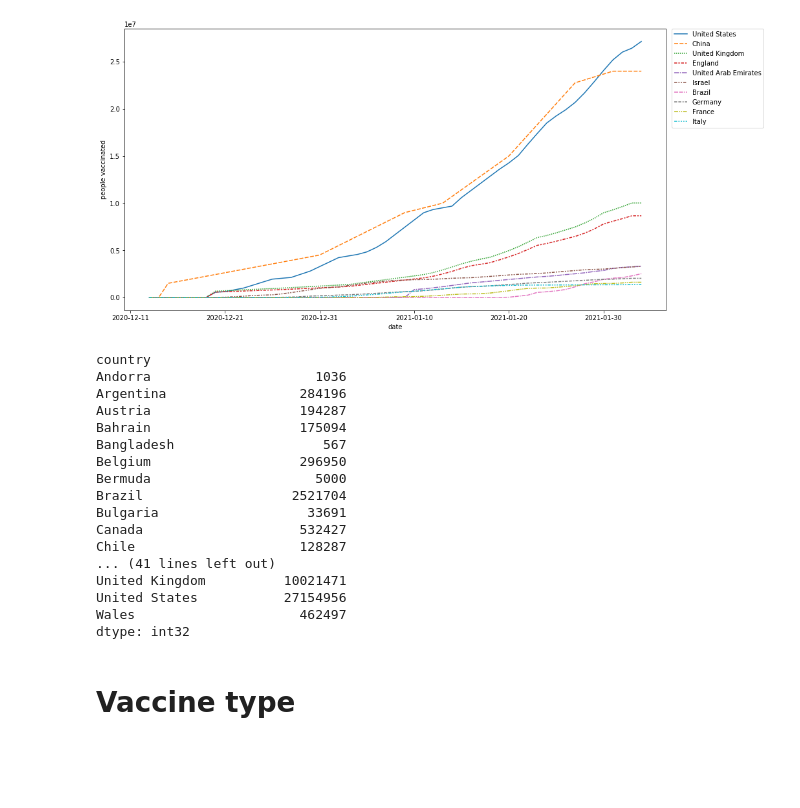
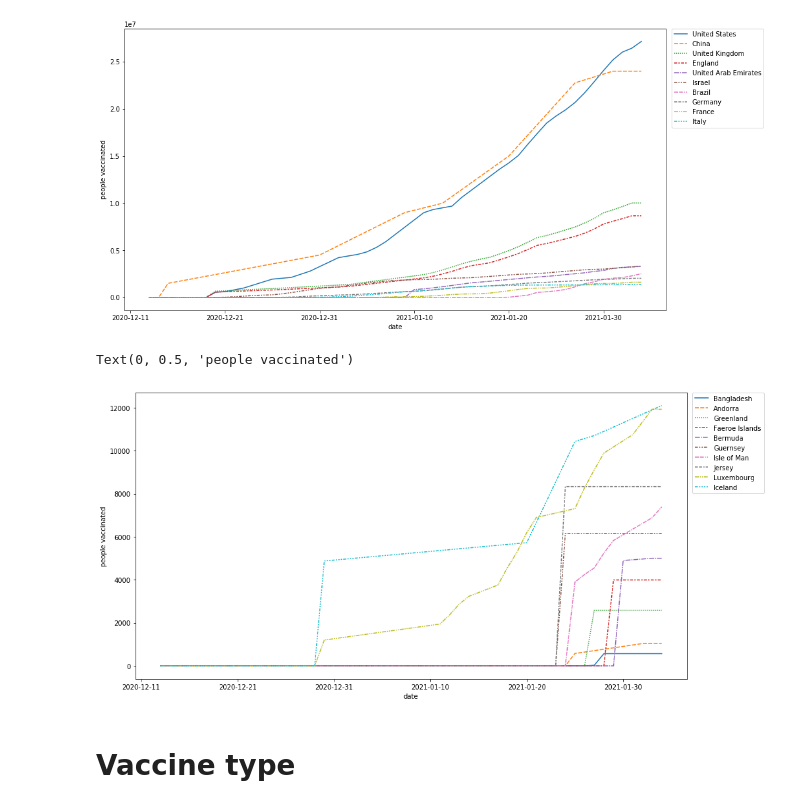
Before and after one commit to akbarnotopb/portofolio, a Jupyter notebook: Data Science/EDA/Covid Vaccinations EDA - 6 Feb 2021.ipynb, the cells around one changed output. Cells and saved outputs as stored; diff of their text form; code cells hidden in the pictures; blank space fills up the shorter version.

Commit message:
top & least 10 vaccine progress: merged pict

```diff
--- a/Data Science/EDA/Covid Vaccinations EDA - 6 Feb 2021.ipynb
+++ b/Data Science/EDA/Covid Vaccinations EDA - 6 Feb 2021.ipynb
@@ -148,37 +148,22 @@ Text(0, 0.5, 'people vaccinated')
 # %%
 new_df = df.pivot(index="date", columns="country", values="people_vaccinated")
 new_df = new_df.interpolate(method="time")
 new_df.fillna(0, inplace = True)
 new_df = new_df.astype(int, inplace = True)
-new_df.loc[:,new_df[df['country'].drop_duplicates()].max() > 0].max().sort_values()
+new_df.loc[:,new_df[df['country'].drop_duplicates()].max() > 0].max().sort_values()[:10].index
 
-# least10_df = new_df[new_df[df['country'].drop_duplicates()].max().sort_values(ascending=False)[:10].index]
+least10_df = new_df[new_df.loc[:,new_df[df['country'].drop_duplicates()].max() > 0].max().sort_values()[:10].index]
 
-# plt.figure(figsize=(15, 8))
-# ax = sns.lineplot(data=top10_df)
-# plt.legend(bbox_to_anchor=(1.01, 1),borderaxespad=0)
+plt.figure(figsize=(15, 8))
+ax = sns.lineplot(data=least10_df)
+plt.legend(bbox_to_anchor=(1.01, 1),borderaxespad=0)
 
-# locator = plt.MaxNLocator(prune="both", nbins=6)
-# ax.xaxis.set_major_locator(locator)
-# ax.set_ylabel("people vaccinated")
+locator = plt.MaxNLocator(prune="both", nbins=6)
+ax.xaxis.set_major_locator(locator)
+ax.set_ylabel("people vaccinated")
 # %% [output]
-country
-Andorra                     1036
-Argentina                 284196
-Austria                   194287
-Bahrain                   175094
-Bangladesh                   567
-Belgium                   296950
-Bermuda                     5000
-Brazil                   2521704
-Bulgaria                   33691
-Canada                    532427
-Chile                     128287
-... (41 lines left out)
-United Kingdom          10021471
-United States           27154956
-Wales                     462497
-dtype: int32
+Text(0, 0.5, 'people vaccinated')
+[figure, added]
 # %% [markdown]
 # Vaccine type
 # %%
```
Also changed, not shown: 1 other file.
